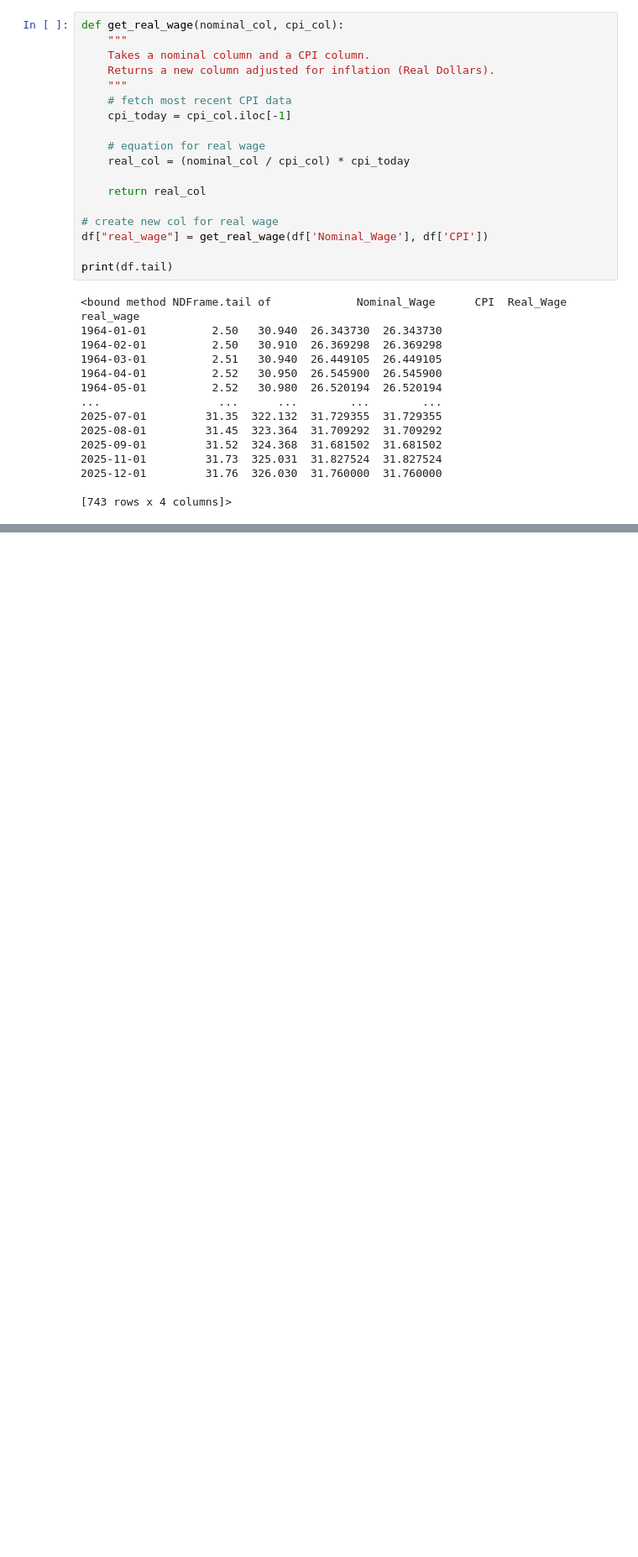
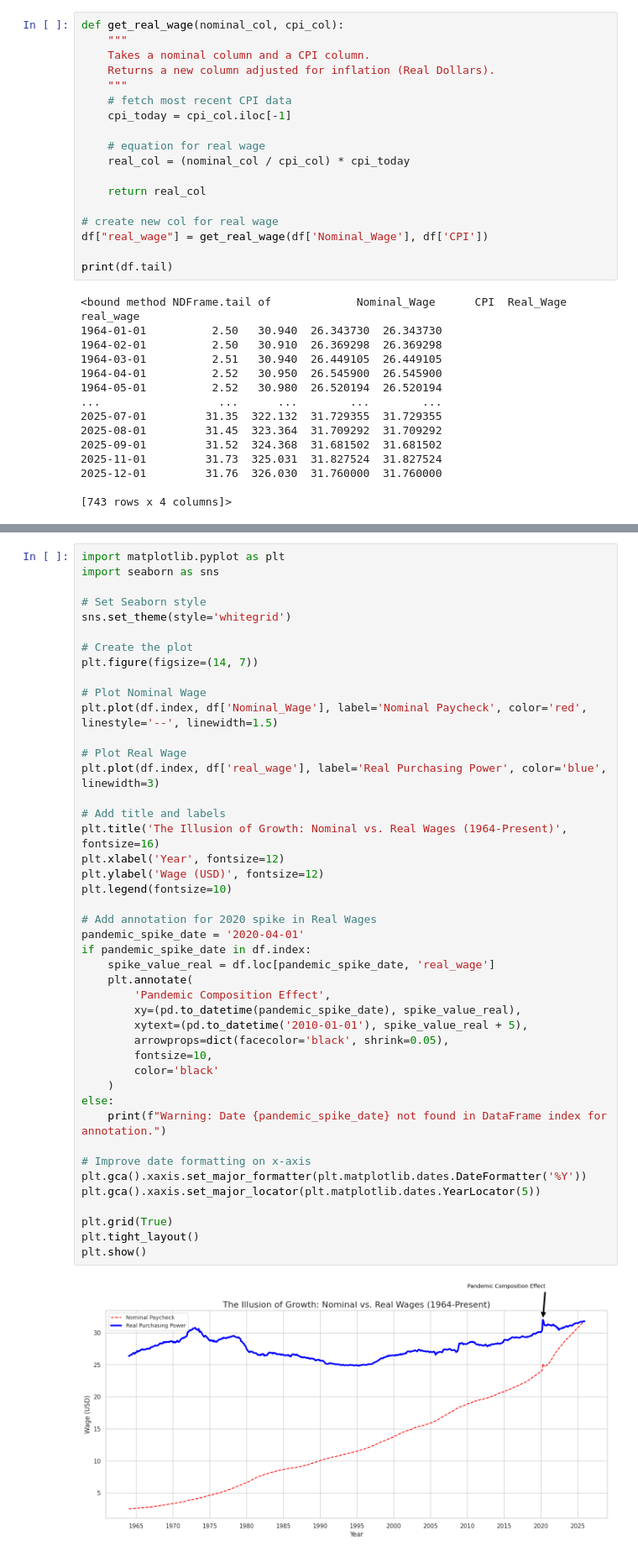
Before and after one commit to justinwender/Data-Analytics-for-Economics, a Jupyter notebook: Lab_2/Lab_2_Deflating_History_With_FRED.ipynb, the cells around one changed output, grey strips where cells are left out. Shown at 84% size. Saved outputs shown, nothing was run; the diff lists cells and outputs as text; blank space fills up the shorter version.

```diff
--- a/Lab_2/Lab_2_Deflating_History_With_FRED.ipynb
+++ b/Lab_2/Lab_2_Deflating_History_With_FRED.ipynb
@@ -82,0 +130,46 @@ print(df.tail)
+# %%
+import matplotlib.pyplot as plt
+import seaborn as sns
+
+# Set Seaborn style
+sns.set_theme(style='whitegrid')
+
+# Create the plot
+plt.figure(figsize=(14, 7))
+
+# Plot Nominal Wage
+plt.plot(df.index, df['Nominal_Wage'], label='Nominal Paycheck', color='red', linestyle='--', linewidth=1.5)
+
+# Plot Real Wage
+plt.plot(df.index, df['real_wage'], label='Real Purchasing Power', color='blue', linewidth=3)
+
+# Add title and labels
+plt.title('The Illusion of Growth: Nominal vs. Real Wages (1964-Present)', fontsize=16)
+plt.xlabel('Year', fontsize=12)
+plt.ylabel('Wage (USD)', fontsize=12)
+plt.legend(fontsize=10)
+
+# Add annotation for 2020 spike in Real Wages
+pandemic_spike_date = '2020-04-01'
+if pandemic_spike_date in df.index:
+    spike_value_real = df.loc[pandemic_spike_date, 'real_wage']
+    plt.annotate(
+        'Pandemic Composition Effect',
+        xy=(pd.to_datetime(pandemic_spike_date), spike_value_real),
+        xytext=(pd.to_datetime('2010-01-01'), spike_value_real + 5),
+        arrowprops=dict(facecolor='black', shrink=0.05),
+        fontsize=10,
+        color='black'
+    )
+else:
+    print(f"Warning: Date {pandemic_spike_date} not found in DataFrame index for annotation.")
+
+# Improve date formatting on x-axis
+plt.gca().xaxis.set_major_formatter(plt.matplotlib.dates.DateFormatter('%Y'))
+plt.gca().xaxis.set_major_locator(plt.matplotlib.dates.YearLocator(5))
+
+plt.grid(True)
+plt.tight_layout()
+plt.show()
+# %% [output]
+[figure, added]
```
Also changed, not shown: parts of 10 cells of this notebook.
